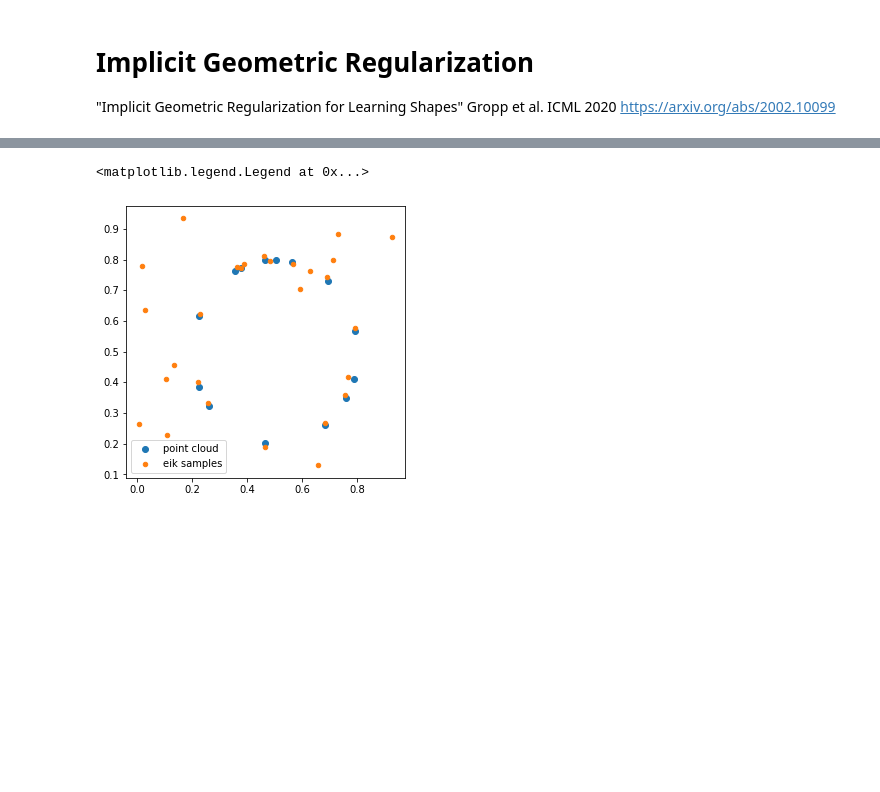
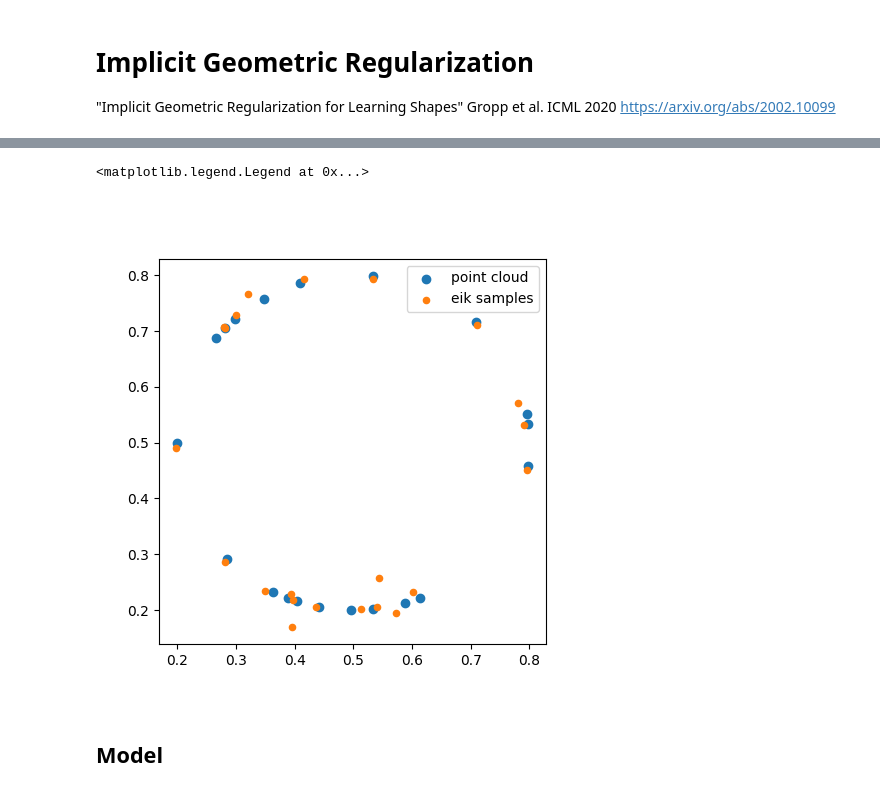
Before and after one commit to niklasschmitz/sdf_jax, a Jupyter notebook: geometric_regularization.ipynb, the cells around one changed output, grey strips where cells are left out. Saved outputs shown, nothing was run; the diff lists cells and outputs as text; code cells hidden in the pictures; blank space fills up the shorter version.

```diff
--- a/geometric_regularization.ipynb
+++ b/geometric_regularization.ipynb
@@ -24,7 +29,7 @@ https://arxiv.org/abs/2002.10099
 def sample_normal_per_point(key, xs, local_sigma=0.01):
     key, key_local, key_global = jrandom.split(key, 3)
     sample_local = xs + jrandom.normal(key_local, xs.shape) * local_sigma
-    sample_global = jrandom.uniform(key_global, xs.shape)
+    sample_global = jrandom.uniform(key_global, (xs.shape[0]//8, xs.shape[1]))
     return jnp.vstack([sample_local, sample_global])
 
 def surface_loss_fn(model, x):
@@ -50,21 +55,23 @@ def train_step(model, xs, lam, optimizer, key):
     model = model.merge(new_params)
     return loss, model, optimizer
 # %%
-def sample_circle(key, nsamples=14, radius=0.3, center=jnp.array([0.5, 0.5])):
+def sample_circle(key, nsamples=20, radius=0.3, center=jnp.array([0.5, 0.5])):
     key, theta_key = jrandom.split(key, 2)
     theta = 2 * jnp.pi * jrandom.uniform(theta_key, (nsamples,))
     xs = center + radius * jnp.vstack([jnp.cos(theta), jnp.sin(theta)]).T
     return xs
 
 key = jrandom.PRNGKey(0)
 xs = sample_circle(key)
 fig, ax = plt.subplots(1, 1, figsize=(5,5))
 ax.scatter(*xs.T, label="point cloud")
 ax.scatter(*sample_normal_per_point(key, xs).T, s=20, label="eik samples")
 ax.legend()
 # %% [output]
 <matplotlib.legend.Legend at 0x...>
-[figure, old version]
+[figure, new version]
+# %% [markdown]
+## Model
 # %%
 from typing import Callable, List
 
```
Also changed, not shown: parts of 9 cells of this notebook.
